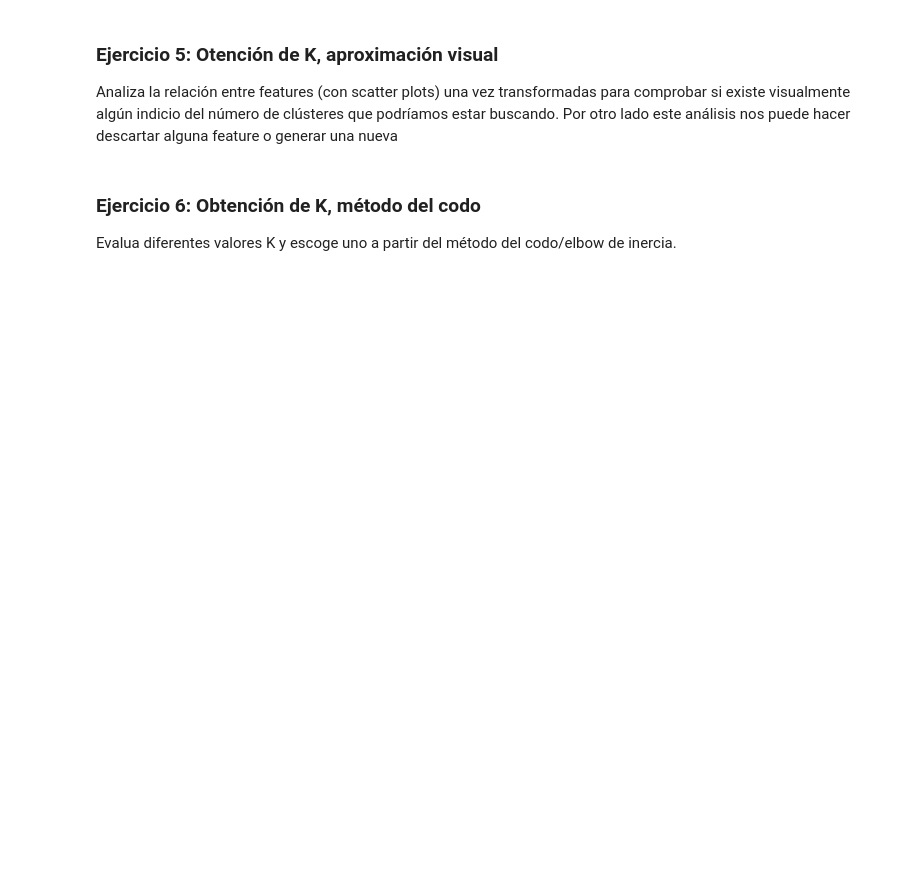
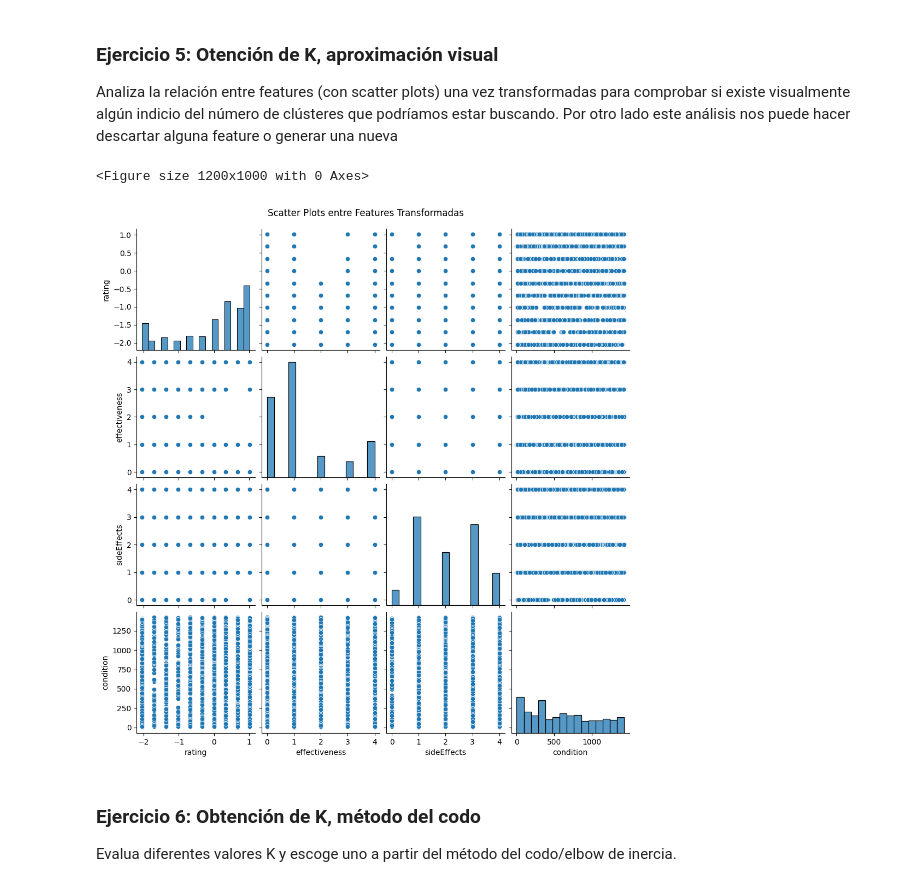
Before and after one commit to alvarosmms/ONLINE_DS_THEBRIDGE_ALVAROSMMS, a Jupyter notebook: Sprint_13/Unidad_01/Ejercicios_Workout/13_Ejercicios_K-Means.ipynb, the cells around one changed output. Saved outputs shown, nothing was run; the diff lists cells and outputs as text; code cells hidden in the pictures; blank space fills up the shorter version.

```diff
--- a/Sprint_13/Unidad_01/Ejercicios_Workout/13_Ejercicios_K-Means.ipynb
+++ b/Sprint_13/Unidad_01/Ejercicios_Workout/13_Ejercicios_K-Means.ipynb
@@ -78,11 +85,36 @@ eda_summery
 | rating | 10 | 0.000000 |
 | effectiveness | 5 | 0.000000 |
 | sideEffects | 5 | 0.000000 |
+# %%
+# Eliminar columnas innecesarias
+columns_to_drop = ["Unnamed: 0", "urlDrugName", "benefitsReview", "sideEffectsReview", "commentsReview"]
+df_cleaned = df.drop(columns=columns_to_drop)
 # %% [markdown]
 ### Ejercicio 3
 
 Construye un train set (llámalo X) sólo con las features que hayas seleccionado del ejercicio anterior (es decir las que no hayas descartado como posibles features)
+# %%
+# Definir el train set X con las variables seleccionadas
+X = df_cleaned.copy()
 # %% [markdown]
 ### Ejercicio 4
 
 Trasforma las features que consideres necesario (categóricas y numéricas) y luego aplica el escalado que consideres necesario.
+# %%
+# Copiar el dataset para transformación
+X_transformed = X.copy()
+
+# Transformar variables categóricas en valores numéricos
+label_encoders = {}
+categorical_columns = ["effectiveness", "sideEffects", "condition"]
+
+for col in categorical_columns:
+    le = LabelEncoder()
+    X_transformed[col] = le.fit_transform(X_transformed[col])
+    label_encoders[col] = le  # Guardar el encoder para posible interpretación futura
+
+# Escalar la variable numérica `rating`
+scaler = StandardScaler()
+X_transformed["rating"] = scaler.fit_transform(X_transformed[["rating"]])
+
+X_transformed
@@ -90,6 +136,19 @@ Trasforma las features que consideres necesario (categóricas y numéricas) y lu
 ### Ejercicio 5: Otención de K, aproximación visual
 
 Analiza la relación entre features (con scatter plots) una vez transformadas para comprobar si existe visualmente algún indicio del número de clústeres que podríamos estar buscando. Por otro lado este análisis nos puede hacer descartar alguna feature o generar una nueva
+# %%
+# Crear scatter plots para analizar la relación entre las features
+plt.figure(figsize=(12, 10))
+
+# Pairplot para ver posibles agrupaciones
+sns.pairplot(X_transformed, diag_kind="hist")
+plt.suptitle("Scatter Plots entre Features Transformadas", y=1.02)
+
+# Mostrar gráfico
+plt.show()
+# %% [output]
+<Figure size 1200x1000 with 0 Axes>
+[figure, added]
 # %% [markdown]
 ### Ejercicio 6: Obtención de K, método del codo
 
```
Also changed, not shown: parts of 10 cells of this notebook.
